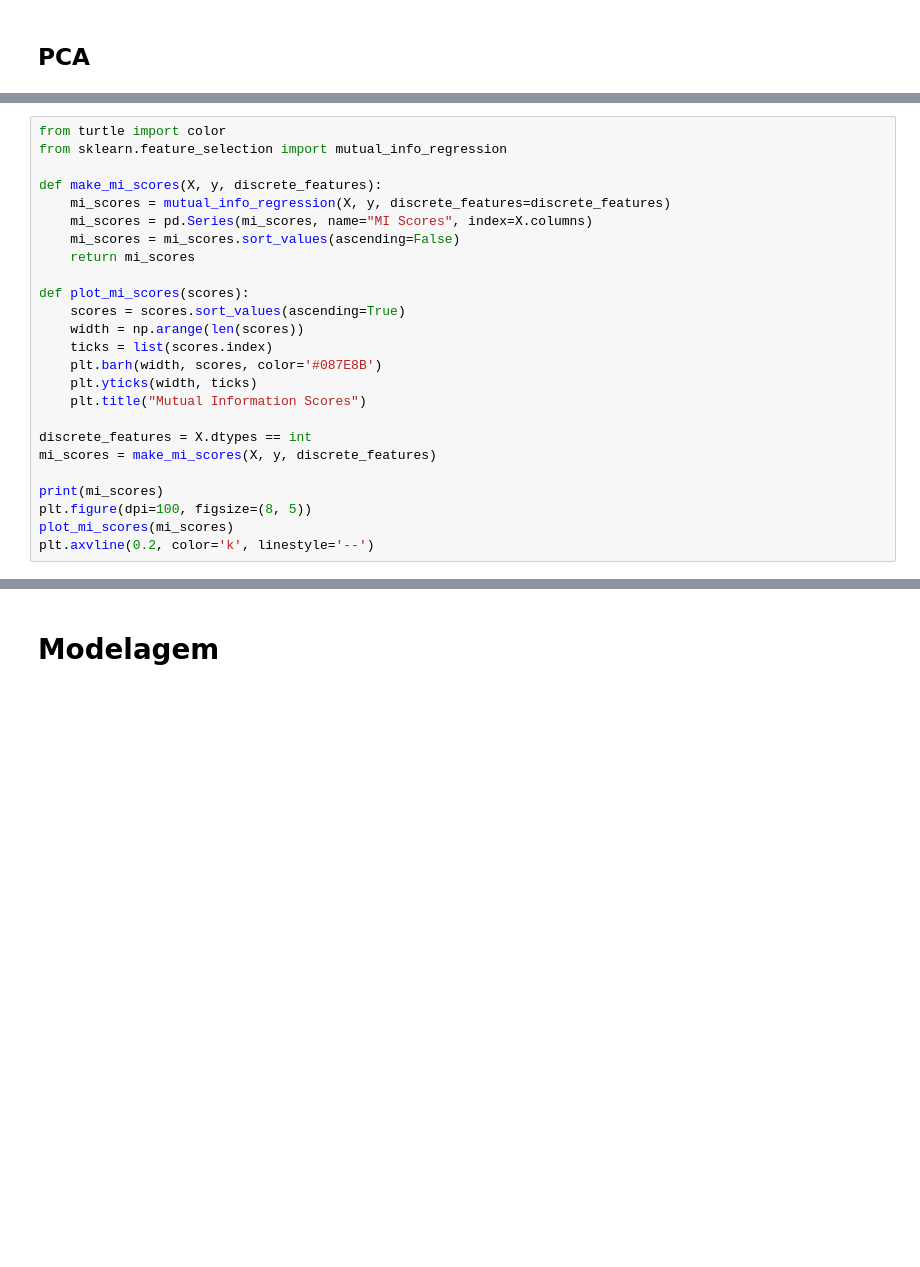
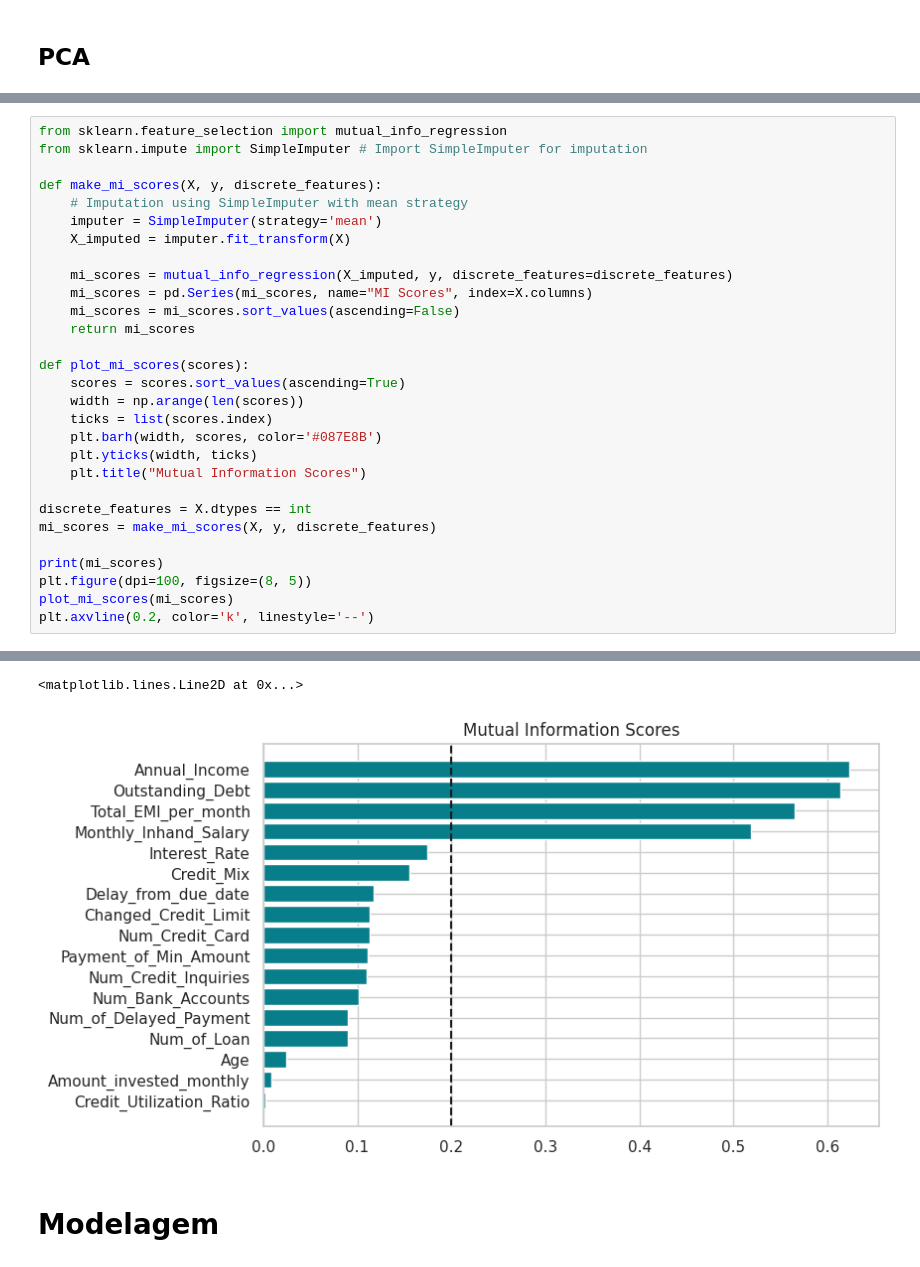
Before and after one commit to lpoggetto/aulas_machine_learning_FIAP, a Jupyter notebook: trabalho_final/trabalho_final_ml.ipynb, the cells around one changed output, grey strips where cells are left out. Drawn from its saved outputs; the diff is of its cells as text; blank space fills up the shorter version.

```diff
--- a/trabalho_final/trabalho_final_ml.ipynb
+++ b/trabalho_final/trabalho_final_ml.ipynb
@@ -754,9 +833,13 @@ plt.show()
 # %%
-from turtle import color
 from sklearn.feature_selection import mutual_info_regression
+from sklearn.impute import SimpleImputer # Import SimpleImputer for imputation
 
 def make_mi_scores(X, y, discrete_features):
-    mi_scores = mutual_info_regression(X, y, discrete_features=discrete_features)
+    # Imputation using SimpleImputer with mean strategy
+    imputer = SimpleImputer(strategy='mean')
+    X_imputed = imputer.fit_transform(X)
+
+    mi_scores = mutual_info_regression(X_imputed, y, discrete_features=discrete_features)
     mi_scores = pd.Series(mi_scores, name="MI Scores", index=X.columns)
     mi_scores = mi_scores.sort_values(ascending=False)
     return mi_scores
@@ -776,3 +859,4 @@ print(mi_scores)
 plt.figure(dpi=100, figsize=(8, 5))
 plot_mi_scores(mi_scores)
 plt.axvline(0.2, color='k', linestyle='--')
+# %% [output]
@@ -779,3 +881,5 @@ plt.axvline(0.2, color='k', linestyle='--')
+<matplotlib.lines.Line2D at 0x...>
+[figure, added]
 # %% [markdown]
 # Modelagem
 # %%
```
Also changed, not shown: parts of 45 cells of this notebook.
